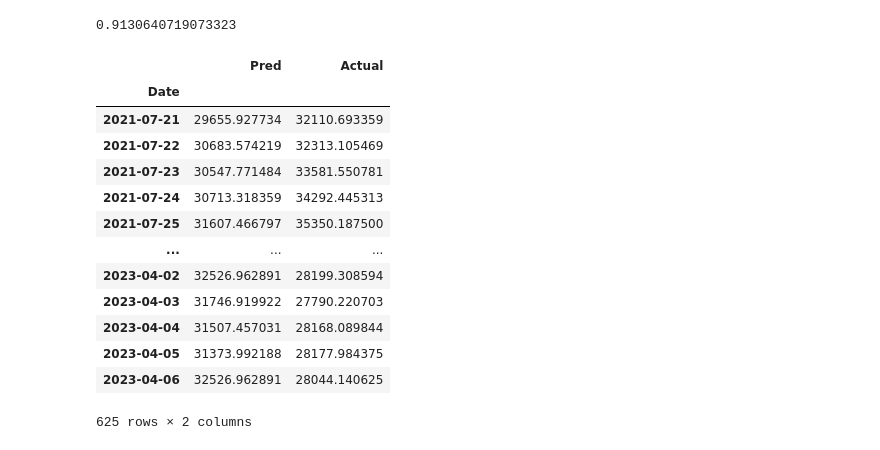
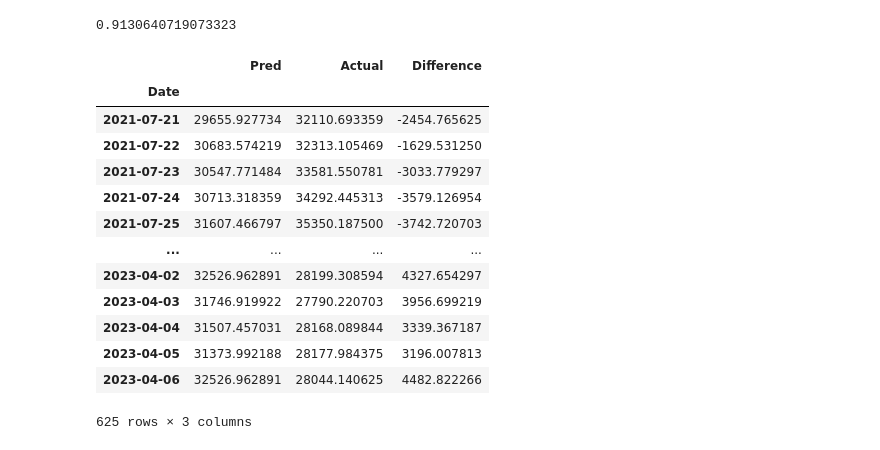
Before and after one commit to MichalJaros/BitcoinPricePrediction, a Jupyter notebook: Bitcoin.ipynb, the cells around one changed output. Cells and saved outputs as stored; diff of their text form; code cells hidden in the pictures.

```diff
--- a/Bitcoin.ipynb
+++ b/Bitcoin.ipynb
@@ -122,7 +126,7 @@ sns.pairplot(dataset)
 # %%
 target_map = dataset['Close'].to_dict()
 dataset['BTC+1'] = (dataset.index + pd.Timedelta('1 days')).map(target_map)
-dataset['BTC+2'] = (dataset.index + pd.Timedelta('2 days')).map(target_map)
-dataset['BTC+3'] = (dataset.index + pd.Timedelta('3 days')).map(target_map)
+#dataset['BTC+2'] = (dataset.index + pd.Timedelta('2 days')).map(target_map)
+#dataset['BTC+3'] = (dataset.index + pd.Timedelta('3 days')).map(target_map)
 dataset
 # %% [output]
@@ -238,8 +207,8 @@ plt.show()
 # %%
 y_train = dataset_train['BTC+1']
 y_test = dataset_test['BTC+1']
-X_train = dataset_train.drop(['Close', 'BTC+1','BTC+2','BTC+3'], axis =1)
-X_test = dataset_test.drop(['Close','BTC+1', 'BTC+2', 'BTC+3'], axis = 1)
+X_train = dataset_train.drop(['Close', 'BTC+1'], axis =1)
+X_test = dataset_test.drop(['Close','BTC+1'], axis = 1)
 # %%
 dataset.head()
 # %% [output]
@@ -268,7 +230,7 @@ reg = xgb.XGBRegressor(base_score=0.5, booster='gbtree',
                            early_stopping_rounds=50,
                            objective='reg:linear',
                            max_depth=3,learning_rate=0.01)
-reg.fit(x_train, y_train,
-        eval_set=[(x_train, y_train), (x_test, y_test)],
+reg.fit(X_train, y_train,
+        eval_set=[(X_train, y_train), (X_test, y_test)],
         verbose=100)
 # %% [output]
@@ -292,7 +254,7 @@ XGBRegressor(base_score=0.5, booster='gbtree', callbacks=None,
              n_estimators=1000, n_jobs=None, num_parallel_tree=None,
              objective='reg:linear', predictor=None, ...)
 # %%
-y_pred = reg.predict(x_test)
+y_pred = reg.predict(X_test)
 y_test = np.expm1(y_test)
 y_pred = np.expm1(y_pred)
 score = np.sqrt(mean_squared_error(y_test, y_pred))
@@ -307,22 +269,24 @@ r2_score(y_test,y_pred)
 # %%
 pred_vs_actual = pd.DataFrame(data = [y_pred, y_test]).T
 pred_vs_actual.columns = ['Pred', 'Actual']
-pred_vs_actual['Date'] = x_test.index + pd.Timedelta('1 days')
+pred_vs_actual['Difference'] = pred_vs_actual['Pred'] - pred_vs_actual['Actual']
+pred_vs_actual['Date'] = X_test.index + pd.Timedelta('1 days')
 pred_vs_actual = pred_vs_actual.set_index('Date')
+
 pred_vs_actual
 # %% [output]
-|  | Pred | Actual |
-| Date |  |  |
-| 2021-07-21 | 29655.927734 | 32110.693359 |
-| 2021-07-22 | 30683.574219 | 32313.105469 |
-| 2021-07-23 | 30547.771484 | 33581.550781 |
-| 2021-07-24 | 30713.318359 | 34292.445313 |
-| 2021-07-25 | 31607.466797 | 35350.187500 |
-| ... | ... | ... |
-| 2023-04-02 | 32526.962891 | 28199.308594 |
-| 2023-04-03 | 31746.919922 | 27790.220703 |
-| 2023-04-04 | 31507.457031 | 28168.089844 |
-| 2023-04-05 | 31373.992188 | 28177.984375 |
-| 2023-04-06 | 32526.962891 | 28044.140625 |
+|  | Pred | Actual | Difference |
+| Date |  |  |  |
+| 2021-07-21 | 29655.927734 | 32110.693359 | -2454.765625 |
+| 2021-07-22 | 30683.574219 | 32313.105469 | -1629.531250 |
+| 2021-07-23 | 30547.771484 | 33581.550781 | -3033.779297 |
+| 2021-07-24 | 30713.318359 | 34292.445313 | -3579.126954 |
+| 2021-07-25 | 31607.466797 | 35350.187500 | -3742.720703 |
+| ... | ... | ... | ... |
+| 2023-04-02 | 32526.962891 | 28199.308594 | 4327.654297 |
+| 2023-04-03 | 31746.919922 | 27790.220703 | 3956.699219 |
+| 2023-04-04 | 31507.457031 | 28168.089844 | 3339.367187 |
+| 2023-04-05 | 31373.992188 | 28177.984375 | 3196.007813 |
+| 2023-04-06 | 32526.962891 | 28044.140625 | 4482.822266 |
-625 rows × 2 columns
+625 rows × 3 columns
 # %%
```
Also changed, not shown: parts of 15 cells of this notebook.
